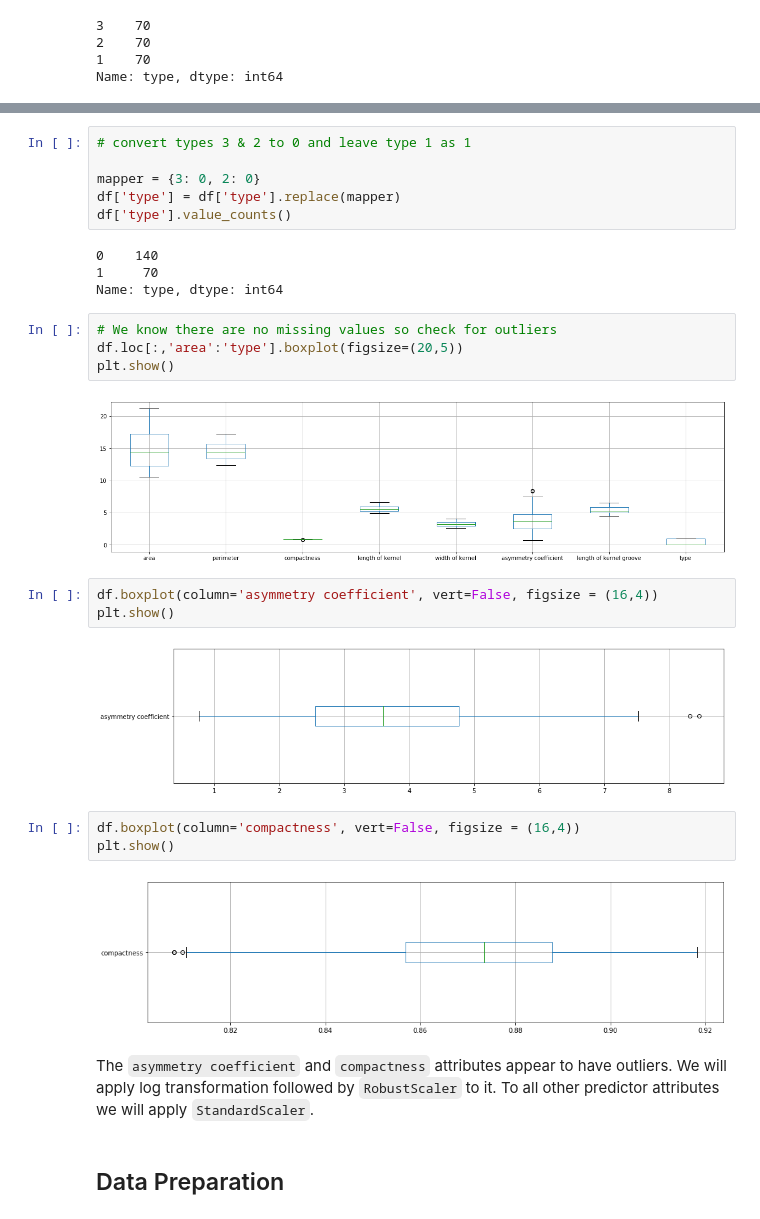
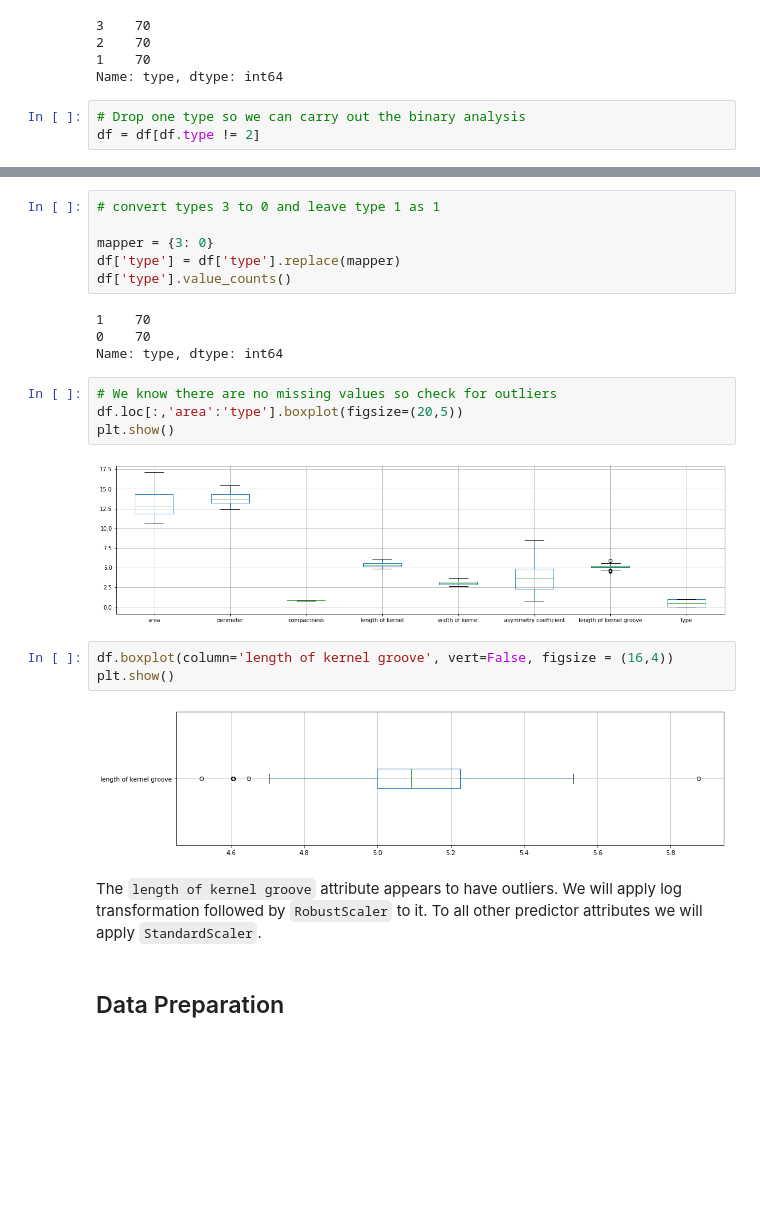
Before and after one commit to PaulOHannigan/sharing-Jupyter, a Jupyter notebook: etivity4.ipynb, the cells around one changed output, grey strips where cells are left out. Saved outputs shown, nothing was run; the diff lists cells and outputs as text; blank space fills up the shorter version.

```diff
--- a/etivity4.ipynb
+++ b/etivity4.ipynb
@@ -56,3 +54,6 @@ df['type'].value_counts()
 2    70
 1    70
 Name: type, dtype: int64
+# %%
+# Drop one type so we can carry out the binary analysis
+df = df[df.type != 2]
@@ -59,31 +67,26 @@ Name: type, dtype: int64
 # %%
-# convert types 3 & 2 to 0 and leave type 1 as 1
+# convert types 3 to 0 and leave type 1 as 1
 
-mapper = {3: 0, 2: 0}
+mapper = {3: 0}
 df['type'] = df['type'].replace(mapper)
 df['type'].value_counts()
 # %% [output]
-0    140
-1     70
+1    70
+0    70
 Name: type, dtype: int64
 # %%
 # We know there are no missing values so check for outliers
 df.loc[:,'area':'type'].boxplot(figsize=(20,5))
 plt.show()
 # %% [output]
-[figure, old version]
+[figure, new version]
 # %%
-df.boxplot(column='asymmetry coefficient', vert=False, figsize = (16,4))
+df.boxplot(column='length of kernel groove', vert=False, figsize = (16,4))
 plt.show()
 # %% [output]
-[figure, old version]
+[figure, new version]
-# %%
-df.boxplot(column='compactness', vert=False, figsize = (16,4))
-plt.show()
-# %% [output]
-[figure, removed]
 # %% [markdown]
-The `asymmetry coefficient` and `compactness` attributes appear to have outliers. We will apply log transformation followed by `RobustScaler` to it. To all other predictor attributes we will apply `StandardScaler`.
+The `length of kernel groove` attribute appears to have outliers. We will apply log transformation followed by `RobustScaler` to it. To all other predictor attributes we will apply `StandardScaler`.
 # %% [markdown]
 ## Data Preparation
 # %% [markdown]
```
Also changed, not shown: parts of 17 cells of this notebook.
